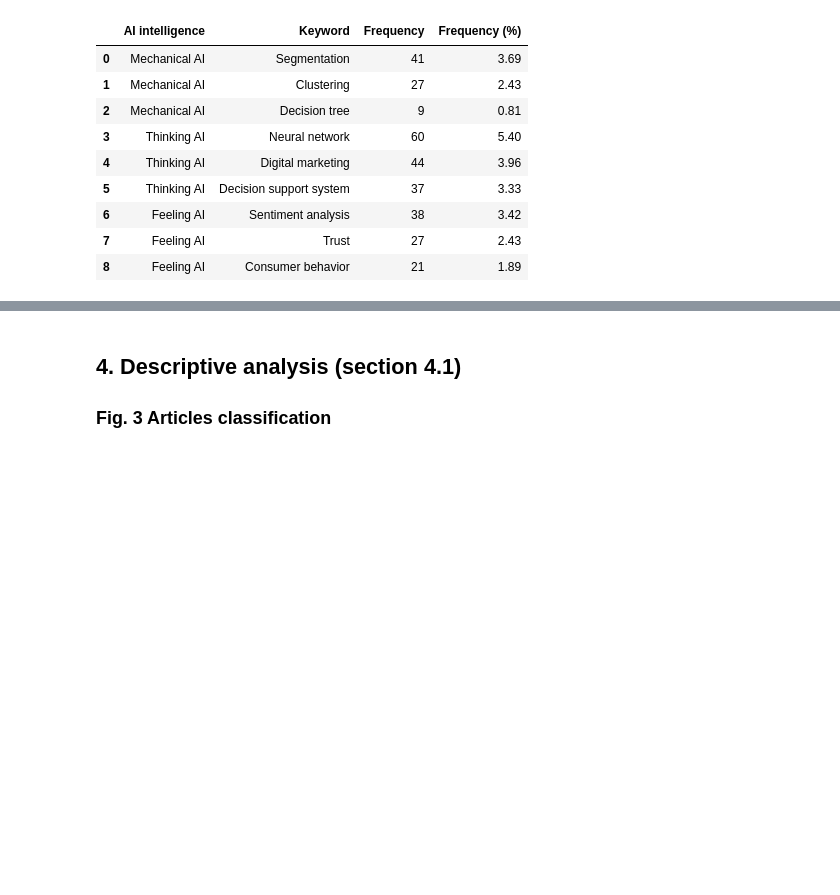
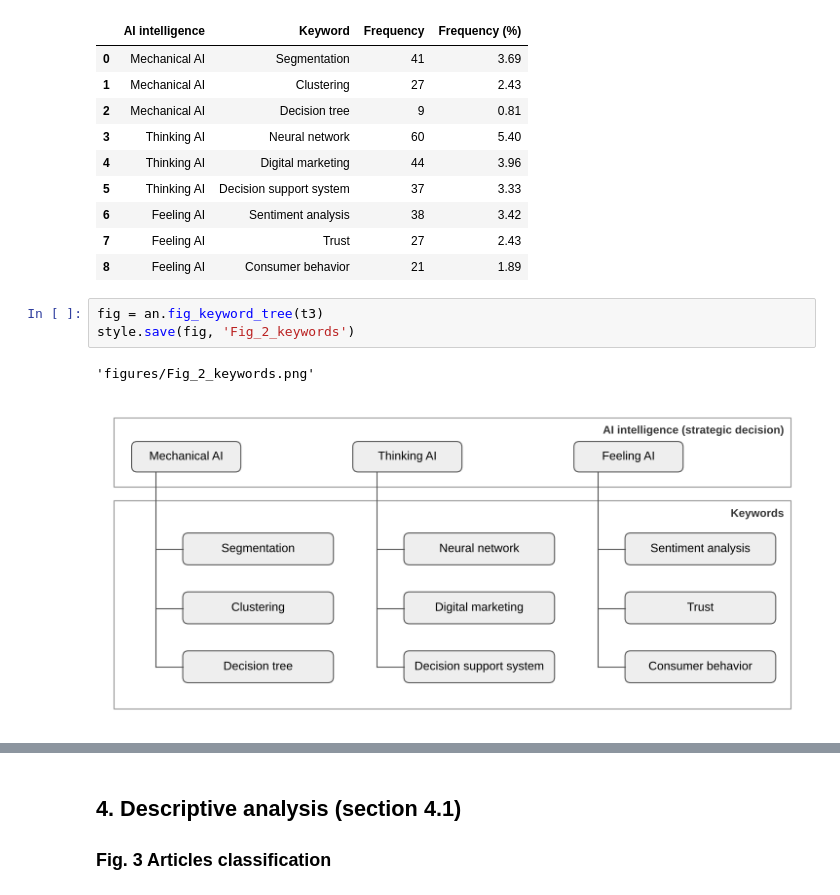
Before and after one commit to silviosmf/Marketing-Decision-Making, a Jupyter notebook: 03_Classification_analysis.ipynb, the cells around one changed output, grey strips where cells are left out. Cells and saved outputs as stored; diff of their text form; blank space fills up the shorter version.

```diff
--- a/03_Classification_analysis.ipynb
+++ b/03_Classification_analysis.ipynb
@@ -131,6 +126,12 @@ Frequency (%) over the 1,111 articles classified as Mechanical, Thinking or Feel
 | 6 | Feeling AI | Sentiment analysis | 38 | 3.42 |
 | 7 | Feeling AI | Trust | 27 | 2.43 |
 | 8 | Feeling AI | Consumer behavior | 21 | 1.89 |
+# %%
+fig = an.fig_keyword_tree(t3)
+style.save(fig, 'Fig_2_keywords')
+# %% [output]
+'figures/Fig_2_keywords.png'
+[figure, added]
 # %% [markdown]
 ## 3. Articles selected by keyword (Table 4)
 
```
Also changed, not shown: parts of 6 cells of this notebook, 2 other files.
